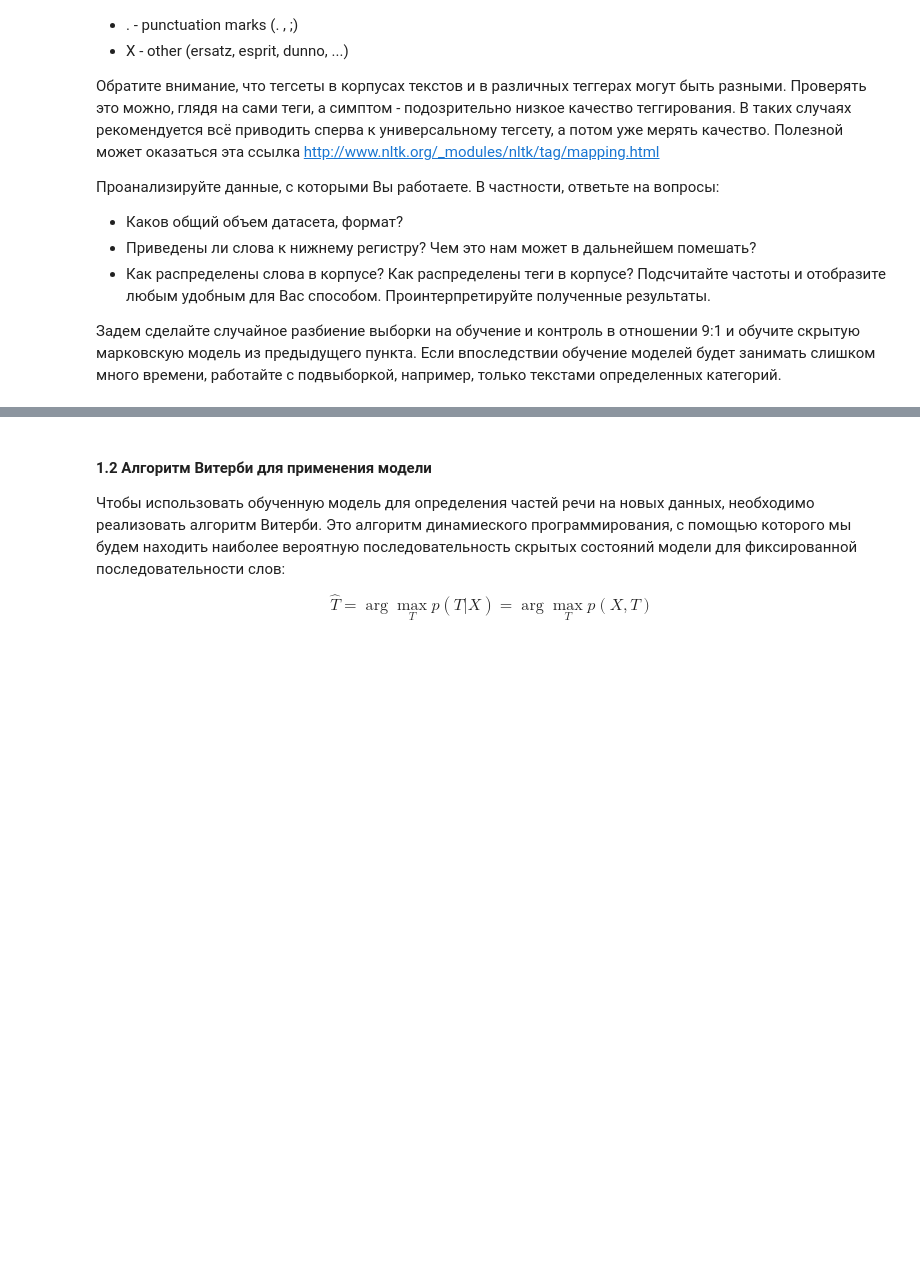
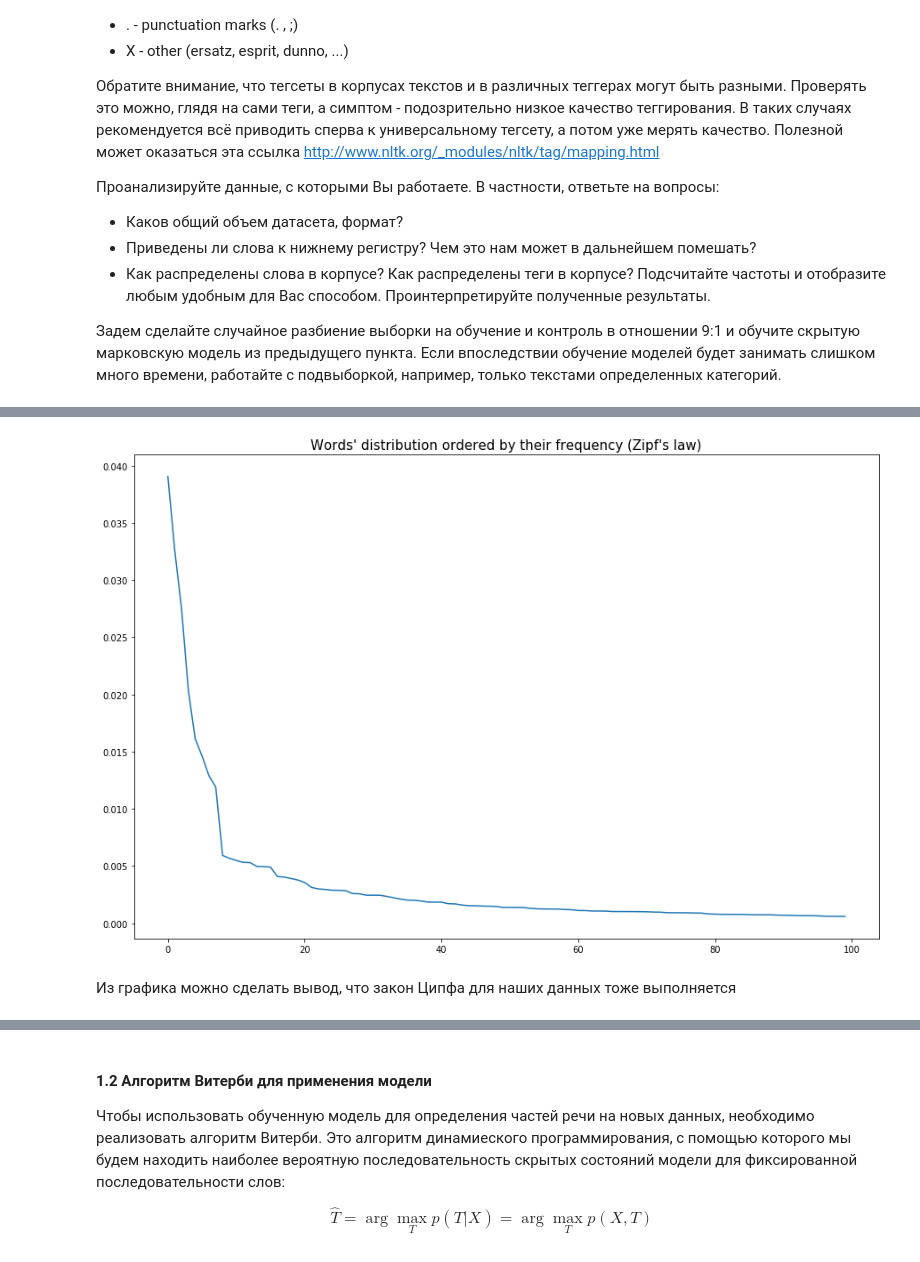
Before and after one commit to ospanoff/MMP_magistracy, a Jupyter notebook: NLP/n1/nlp_msu_lab_1.ipynb, the cells around one changed output, grey strips where cells are left out. Saved outputs shown, nothing was run; the diff lists cells and outputs as text; code cells hidden in the pictures; blank space fills up the shorter version.

```diff
--- a/NLP/n1/nlp_msu_lab_1.ipynb
+++ b/NLP/n1/nlp_msu_lab_1.ipynb
@@ -167,7 +206,7 @@ class HMM:
 Задем сделайте случайное разбиение выборки на обучение и контроль в отношении 9:1 и обучите скрытую марковскую модель из предыдущего пункта. Если впоследствии обучение моделей будет занимать слишком много времени, работайте с подвыборкой, например, только текстами определенных категорий.
 # %%
 from nltk.corpus import brown
+from sklearn.model_selection import train_test_split
 
-brown_tagged_sents = brown.tagged_sents(tagset="universal")
-
-# you code here
+brown_tagged_sents = brown.tagged_sents(tagset='universal')
+X_train, X_test = train_test_split(brown_tagged_sents, train_size=0.9)
@@ -176,2 +212,0 @@ from sklearn.model_selection import train_test_split
-# %%
-X_train, X_test = train_test_split(brown_tagged_set)
@@ -177,0 +227,15 @@ X_train, X_test = train_test_split(brown_tagged_set)
+# %%
+words_freq = hmm.word_tag.sum(axis=1)
+words_freq = words_freq / words_freq.sum()
+words_freq = -np.sort(-words_freq)
+# %%
+C = 100
+plt.figure(figsize=(15, 10))
+plt.plot(words_freq[:C])
+plt.title(u'Words\' distribution ordered by their frequency (Zipf\'s law)',
+          fontdict={'fontsize': 15})
+plt.show()
+# %% [output]
+[figure, added]
+# %% [markdown]
+Из графика можно сделать вывод, что закон Ципфа для наших данных тоже выполняется
```
Also changed, not shown: parts of 53 cells of this notebook.
